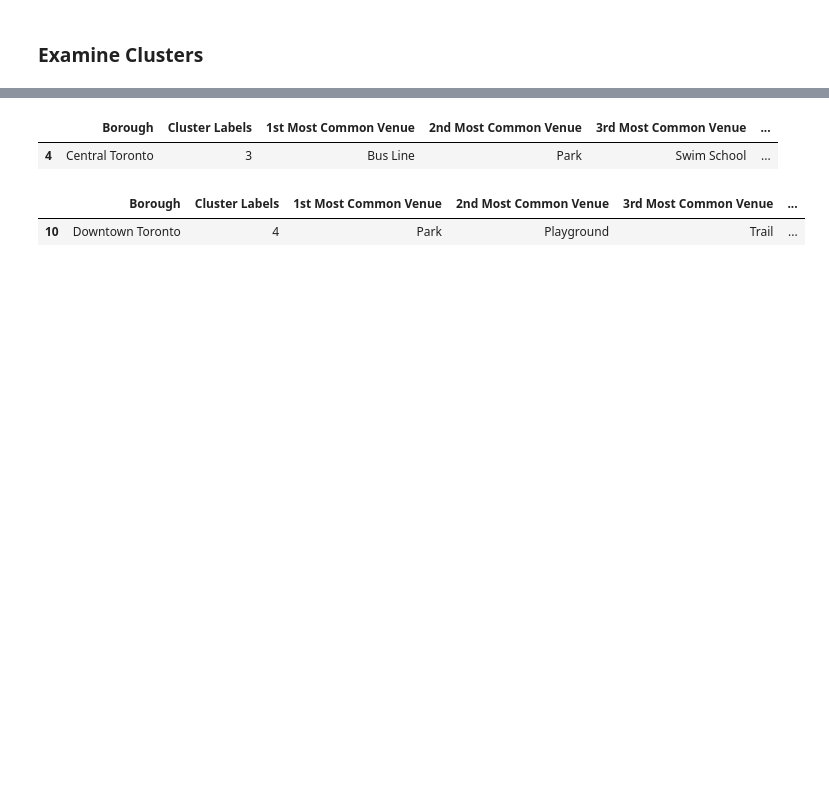
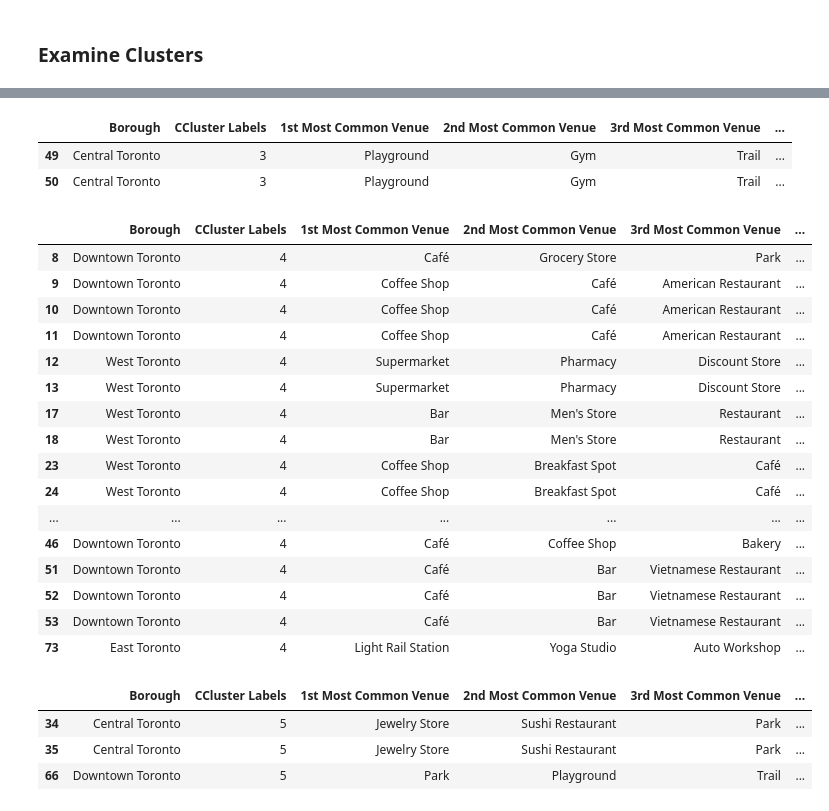
Before and after one commit to Ryedla/Clustering-the-Toronto-City, a Jupyter notebook: Exploring & Clustering neighborhoods in Toronto.ipynb, the cells around one changed output, grey strips where cells are left out. Drawn from its saved outputs; the diff is of its cells as text; code cells hidden in the pictures; blank space fills up the shorter version.

```diff
--- a/Exploring & Clustering neighborhoods in Toronto.ipynb
+++ b/Exploring & Clustering neighborhoods in Toronto.ipynb
@@ -84,8 +93,3 @@ map_toronto
 [interactive output not drawn]
 # %% [markdown]
 ### Define Foursquare Credentials and Version
-# %%
-# @hidden
-CLIENT_ID = 'NOL1IFHCN4TAEIL4BUWRQY0SFYC2TWTDUNOHC23YKFL5HJ1I' # your Foursquare ID
-CLIENT_SECRET = '1ZBK5ZR1B1EZOWLIOISYWQFLNYBGC1GOB4EO5NU1HFQLHKVG' # your Foursquare Secret
-VERSION = '20180212' # Foursquare API version
@@ -220,8 +227,8 @@ def getNearbyVenues(names, latitudes, longitudes, radius=500):
 
     return(nearby_venues)
 # %%
-Toronto_venues = getNearbyVenues(names=neighborhoods1['Neighborhood'],
+Toronto_venues = pd.DataFrame(getNearbyVenues(names=neighborhoods1['Neighborhood'],
                                    latitudes=neighborhoods1['Latitude'],
                                    longitudes=neighborhoods1['Longitude']
-                                  )
+                                  ))
 # %% [output]
@@ -394,0 +404,18 @@ neighborhoods_venues_sorted.head()
+# %%
+Toronto_grouped_clustering = Toronto_grouped.drop('Neighborhood', 1)
+from scipy.spatial.distance import cdist
+import matplotlib.pyplot as plt
+
+distortions = []
+K = range(1,10)
+for k in K:
+    kmeanModel = KMeans(n_clusters=k).fit(Toronto_grouped_clustering)
+    kmeanModel.fit(Toronto_grouped_clustering)
+    distortions.append(sum(np.min(cdist(Toronto_grouped_clustering, kmeanModel.cluster_centers_, 'euclidean'), axis=1)) / Toronto_grouped_clustering.shape[0])
+
+# Plot the elbow
+plt.plot(K, distortions, 'bx-')
+plt.xlabel('k')
+plt.ylabel('Distortion')
+plt.title('The Elbow Method showing the optimal k')
+plt.show()
@@ -397,8 +426,6 @@ neighborhoods_venues_sorted.head()
 # %%
 # set number of clusters
-kclusters = 3
-
-Toronto_grouped_clustering = Toronto_grouped.drop('Neighborhood', 1)
+kclusters = 6
 
 # run k-means clustering
 kmeans = KMeans(n_clusters=kclusters, random_state=0).fit(Toronto_grouped_clustering)
@@ -488,12 +521,36 @@ Toronto_merged.loc[Toronto_merged['Cluster Labels'] == 2, Toronto_merged.columns
 # %%
 #Cluser 4
-Toronto_merged.loc[Toronto_merged['Cluster Labels'] == 3, Toronto_merged.columns[[1] + list(range(5, Toronto_merged.shape[1]))]]
+Toronto_merged.loc[Toronto_merged['CCluster Labels'] == 3, Toronto_merged.columns[[1] + list(range(5, Toronto_merged.shape[1]))]]
 # %% [output]
-|  | Borough | Cluster Labels | 1st Most Common Venue | 2nd Most Common Venue | 3rd Most Common Venue | ... |
-| 4 | Central Toronto | 3 | Bus Line | Park | Swim School | ... |
+|  | Borough | CCluster Labels | 1st Most Common Venue | 2nd Most Common Venue | 3rd Most Common Venue | ... |
+| 49 | Central Toronto | 3 | Playground | Gym | Trail | ... |
+| 50 | Central Toronto | 3 | Playground | Gym | Trail | ... |
 # %%
 # Cluster 5
-Toronto_merged.loc[Toronto_merged['Cluster Labels'] == 4, Toronto_merged.columns[[1] + list(range(5, Toronto_merged.shape[1]))]]
+Toronto_merged.loc[Toronto_merged['CCluster Labels'] == 4, Toronto_merged.columns[[1] + list(range(5, Toronto_merged.shape[1]))]]
 # %% [output]
-|  | Borough | Cluster Labels | 1st Most Common Venue | 2nd Most Common Venue | 3rd Most Common Venue | ... |
-| 10 | Downtown Toronto | 4 | Park | Playground | Trail | ... |
+|  | Borough | CCluster Labels | 1st Most Common Venue | 2nd Most Common Venue | 3rd Most Common Venue | ... |
+| 8 | Downtown Toronto | 4 | Café | Grocery Store | Park | ... |
+| 9 | Downtown Toronto | 4 | Coffee Shop | Café | American Restaurant | ... |
+| 10 | Downtown Toronto | 4 | Coffee Shop | Café | American Restaurant | ... |
+| 11 | Downtown Toronto | 4 | Coffee Shop | Café | American Restaurant | ... |
+| 12 | West Toronto | 4 | Supermarket | Pharmacy | Discount Store | ... |
+| 13 | West Toronto | 4 | Supermarket | Pharmacy | Discount Store | ... |
+| 17 | West Toronto | 4 | Bar | Men's Store | Restaurant | ... |
+| 18 | West Toronto | 4 | Bar | Men's Store | Restaurant | ... |
+| 23 | West Toronto | 4 | Coffee Shop | Breakfast Spot | Café | ... |
+| 24 | West Toronto | 4 | Coffee Shop | Breakfast Spot | Café | ... |
+| ... | ... | ... | ... | ... | ... | ... |
+| 46 | Downtown Toronto | 4 | Café | Coffee Shop | Bakery | ... |
+| 51 | Downtown Toronto | 4 | Café | Bar | Vietnamese Restaurant | ... |
+| 52 | Downtown Toronto | 4 | Café | Bar | Vietnamese Restaurant | ... |
+| 53 | Downtown Toronto | 4 | Café | Bar | Vietnamese Restaurant | ... |
+| 73 | East Toronto | 4 | Light Rail Station | Yoga Studio | Auto Workshop | ... |
+# %%
+# Cluster 6
+Toronto_merged.loc[Toronto_merged['CCluster Labels'] == 5, Toronto_merged.columns[[1] + list(range(5, Toronto_merged.shape[1]))]]
+# %% [output]
+|  | Borough | CCluster Labels | 1st Most Common Venue | 2nd Most Common Venue | 3rd Most Common Venue | ... |
+| 34 | Central Toronto | 5 | Jewelry Store | Sushi Restaurant | Park | ... |
+| 35 | Central Toronto | 5 | Jewelry Store | Sushi Restaurant | Park | ... |
+| 66 | Downtown Toronto | 5 | Park | Playground | Trail | ... |
```
Also changed, not shown: parts of 29 cells of this notebook.
